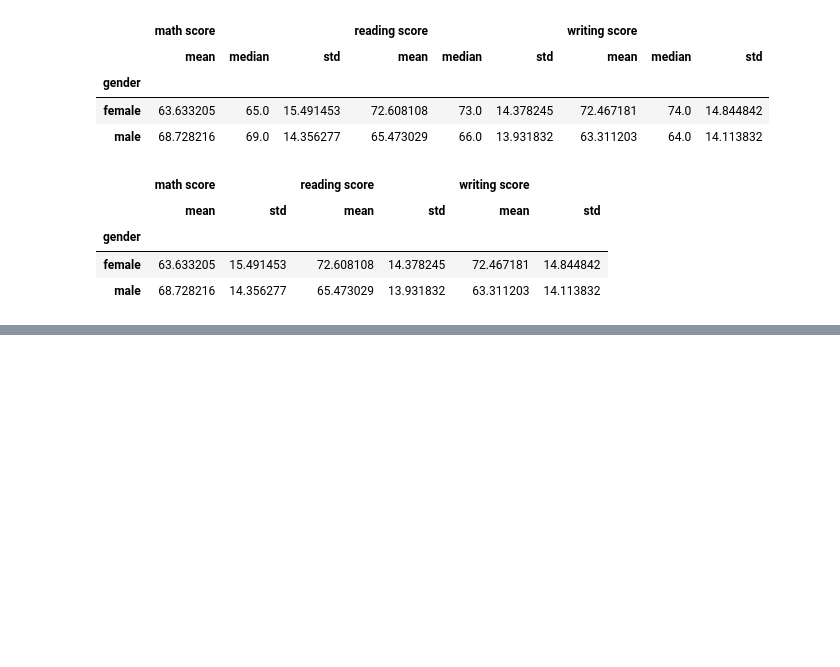
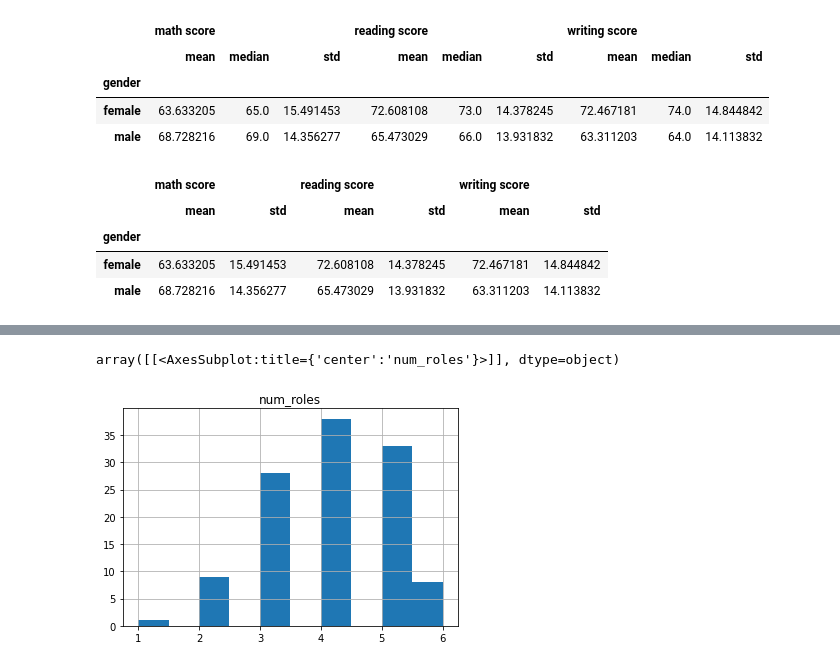
Before and after one commit to AndreyKurdyubov/Stepik_introML, a Jupyter notebook: Stepik_IntroML_1.ipynb, the cells around one changed output, grey strips where cells are left out. Saved outputs shown, nothing was run; the diff lists cells and outputs as text; code cells hidden in the pictures; blank space fills up the shorter version.

```diff
--- a/Stepik_IntroML_1.ipynb
+++ b/Stepik_IntroML_1.ipynb
@@ -780,0 +863,8 @@ array([[6],
+# %%
+def stripp(x):
+    return len(x.split(','))
+
+dota['num_roles'] = dota.roles.apply(stripp)
+# %%
+dota['cnt'] = dota.roles.str.count(',') + 1
+dota.head()
@@ -780,0 +878,5 @@ array([[6],
+# %%
+dota.hist('num_roles')
+# %% [output]
+array([[<AxesSubplot:title={'center':'num_roles'}>]], dtype=object)
+[figure, added]
```
Also changed, not shown: parts of 114 cells of this notebook, 10 other files.
